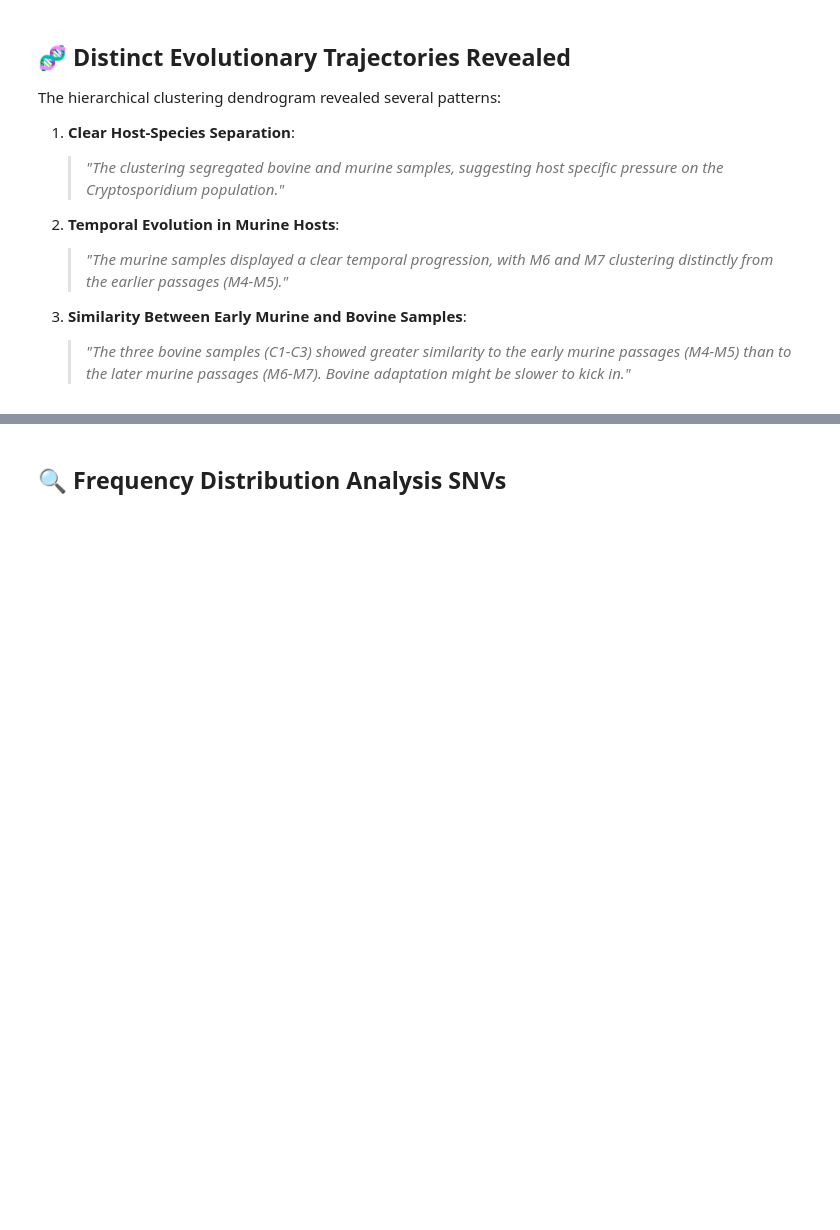
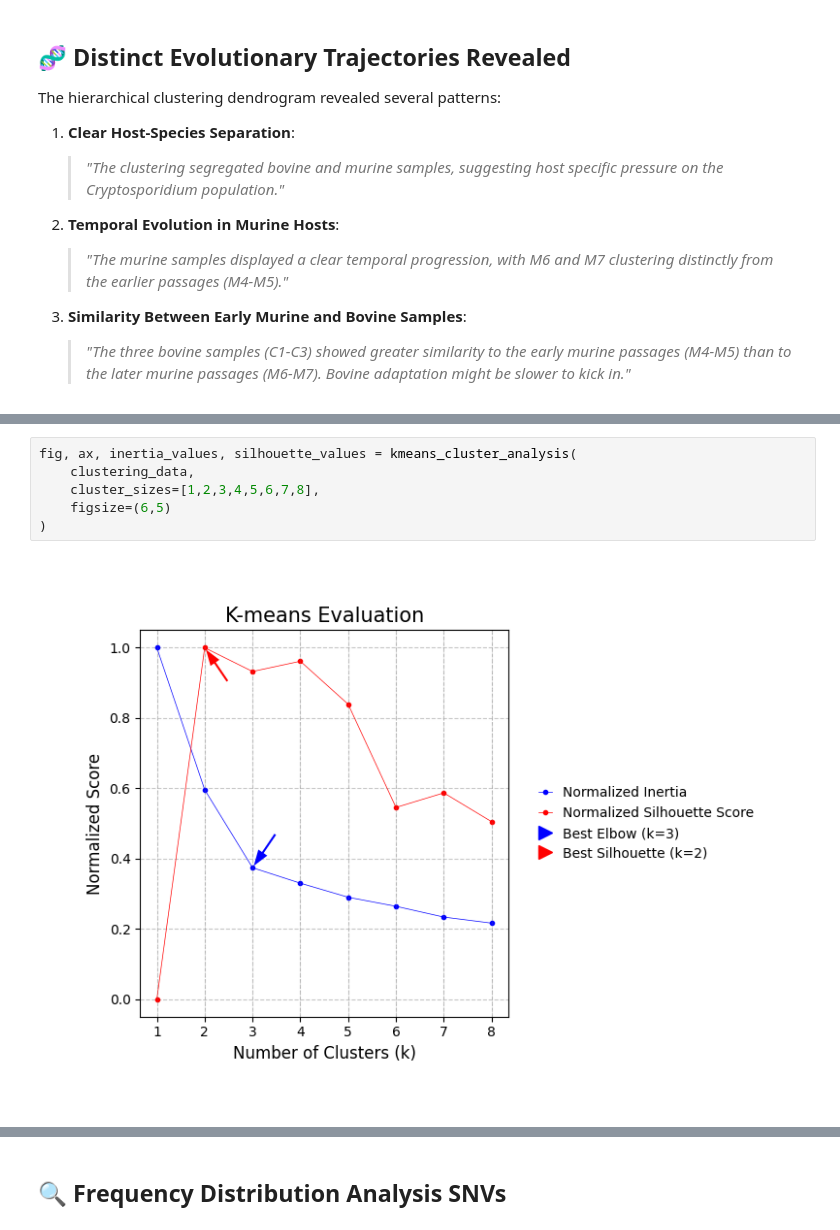
Before and after one commit to mtinti/cryptosporidium_host_adaptation, a Jupyter notebook: nbs/index.ipynb, the cells around one changed output, grey strips where cells are left out. Drawn from its saved outputs; the diff is of its cells as text; blank space fills up the shorter version.

Commit message:
add cluster analysis

```diff
--- a/nbs/index.ipynb
+++ b/nbs/index.ipynb
@@ -288,0 +295,8 @@ The hierarchical clustering dendrogram revealed several patterns:
+# %%
+fig, ax, inertia_values, silhouette_values = kmeans_cluster_analysis(
+    clustering_data,
+    cluster_sizes=[1,2,3,4,5,6,7,8],
+    figsize=(6,5)
+)
+# %% [output]
+[figure, added]
```
Also changed, not shown: parts of 3 cells of this notebook, 23 other files.
